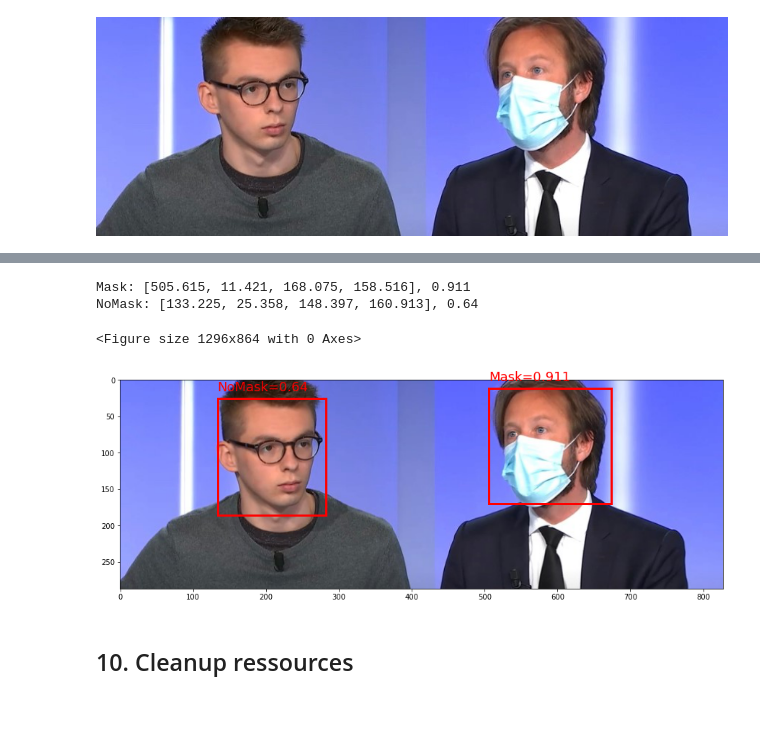
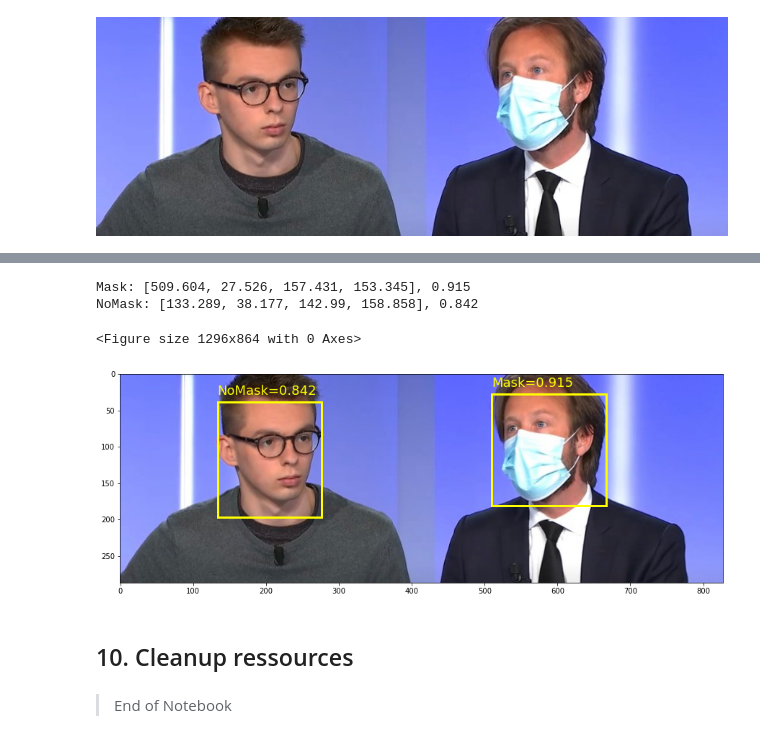
Before and after one commit to retkowsky/AutoMLforImages, a Jupyter notebook: AutoML for Images Mask Object Detection.ipynb, the cells around one changed output, grey strips where cells are left out. Drawn from its saved outputs; the diff is of its cells as text; code cells hidden in the pictures; blank space fills up the shorter version.

```diff
--- a/AutoML for Images Mask Object Detection.ipynb
+++ b/AutoML for Images Mask Object Detection.ipynb
@@ -565,8 +572,8 @@ CV model endpoint tags: {'Data': 'Images', 'Topic': 'Mask Detection Custom Visio
 ## Test 1
 # %%
 import urllib
-image_url = 'https://github.com/retkowsky/CustomVision_Datasets/blob/master/testmask1.jpg?raw=true'
-image_file = 'testmask1.jpg'
+image_url = 'https://github.com/retkowsky/AutoMLforImages/blob/main/images/testmask1.jpg?raw=true'
+image_file = 'test1.jpg'
 urllib.request.urlretrieve(image_url, filename=image_file)
 print("Image is downloaded and ready to be predicted.")
 # %% [output]
@@ -683,8 +692,8 @@ NoMask: [152.087, 122.301, 457.31, 541.343], 0.972
 ## Test 2
 # %%
 import urllib
-image_url='https://github.com/retkowsky/CustomVision_Datasets/blob/master/testmask2.jpg?raw=true'
-image_file = 'testmask2.jpg'
+image_url='https://github.com/retkowsky/AutoMLforImages/blob/main/images/testnomask2.jpg?raw=true'
+image_file = 'test2.jpg'
 urllib.request.urlretrieve(image_url, filename=image_file)
 print("Image is downloaded and ready to be predicted.")
 # %% [output]
@@ -780,7 +787,7 @@ for detect in detections['boxes']:
                                                 round(topleft_y, 3), round(width, 3),
                                                 round(height, 3), round(conf_score, 3)))
 
-        color = 'red' #You can change the color
+        color = 'yellow' #You can change the color
         rect = patches.Rectangle((topleft_x, topleft_y), width, height,
                                  linewidth=3, edgecolor=color,facecolor='none')
         textdisp=label+'='+str(round(conf_score, 3))
@@ -802,7 +809,7 @@ NoMask: [69.922, 371.488, 279.13, 340.52], 0.775
 # %%
 import urllib
-image_url = 'https://github.com/retkowsky/CustomVision_Datasets/blob/master/testmask4.jpg?raw=true'
-image_file = 'testmask3.jpg'
+image_url='https://github.com/retkowsky/AutoMLforImages/blob/main/images/testmasknomask1.jpg?raw=true'
+image_file = 'test3.jpg'
 urllib.request.urlretrieve(image_url, filename=image_file)
 print("Image is downloaded and ready to be predicted.")
 # %% [output]
@@ -876,38 +885,39 @@ x, y = img.size
 fig,ax = plt.subplots(1, figsize=(15,15)) #You can change the size
 
 # Display the image
 ax.imshow(img_np)
 
-minscore=0.6
+minscore=0.7
 
 # draw box and label for each detection
 detections = json.loads(resp.text) # Loadind the predictions from the computer vision model
 for detect in detections['boxes']:
     label = detect['label']
     box = detect['box']
     conf_score = detect['score']
     if conf_score >= minscore: #Min probability
         ymin, xmin, ymax, xmax =  box['topY'],box['topX'], box['bottomY'],box['bottomX']
         topleft_x, topleft_y = x * xmin, y * ymin
         width, height = x * (xmax - xmin), y * (ymax - ymin)
         print('{}: [{}, {}, {}, {}], {}'.format(detect['label'], round(topleft_x, 3),
                                                 round(topleft_y, 3), round(width, 3),
                                                 round(height, 3), round(conf_score, 3)))
-        color = 'red' #You can change the color
+
+        color = 'yellow' #You can change the color
         rect = patches.Rectangle((topleft_x, topleft_y), width, height,
                                  linewidth=3, edgecolor=color,facecolor='none')
         textdisp=label+'='+str(round(conf_score, 3))
         ax.add_patch(rect)
         plt.text(topleft_x, topleft_y - 10, textdisp, color=color, fontsize=18)
 
         fig.savefig('predictiontest3.jpg', dpi=150) #Saving image
 
 plt.show()
 # %% [output]
-Mask: [505.615, 11.421, 168.075, 158.516], 0.911
-NoMask: [133.225, 25.358, 148.397, 160.913], 0.64
+Mask: [509.604, 27.526, 157.431, 153.345], 0.915
+NoMask: [133.289, 38.177, 142.99, 158.858], 0.842
 <Figure size 1296x864 with 0 Axes>
-[figure, old version]
+[figure, new version]
 # %% [markdown]
 ## 10. Cleanup ressources
 # %%
@@ -918,0 +929,2 @@ NoMask: [133.225, 25.358, 148.397, 160.913], 0.64
+# %% [markdown]
+> End of Notebook
```
Also changed, not shown: parts of 42 cells of this notebook.
